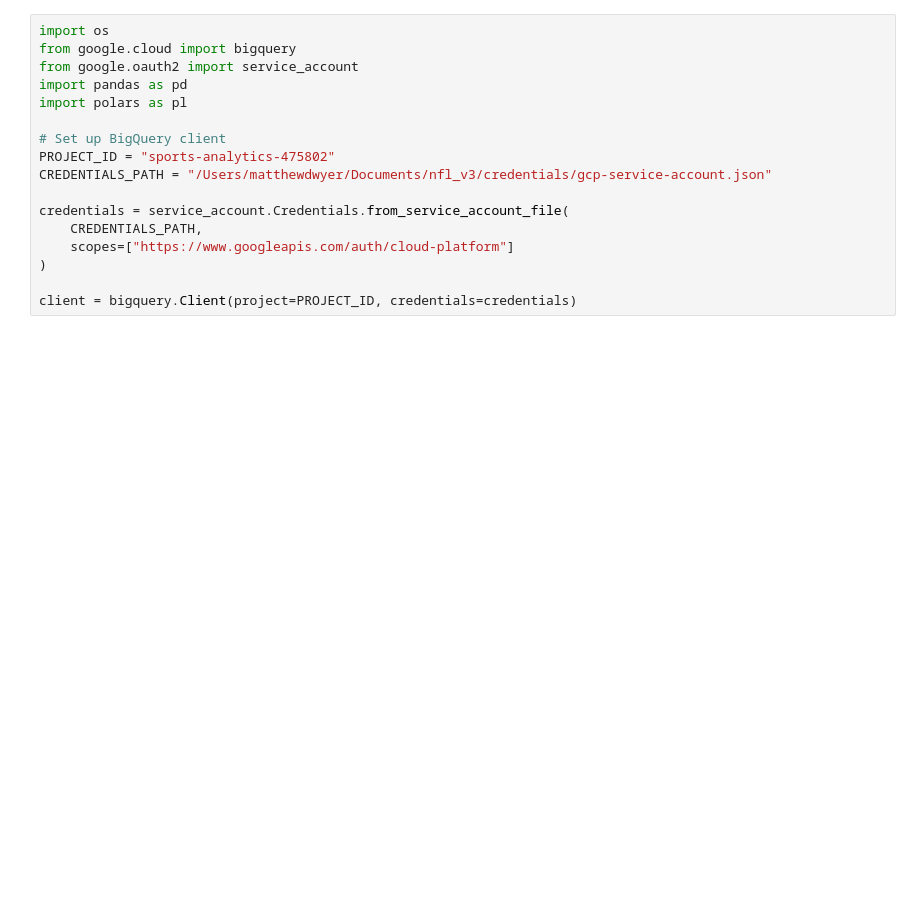
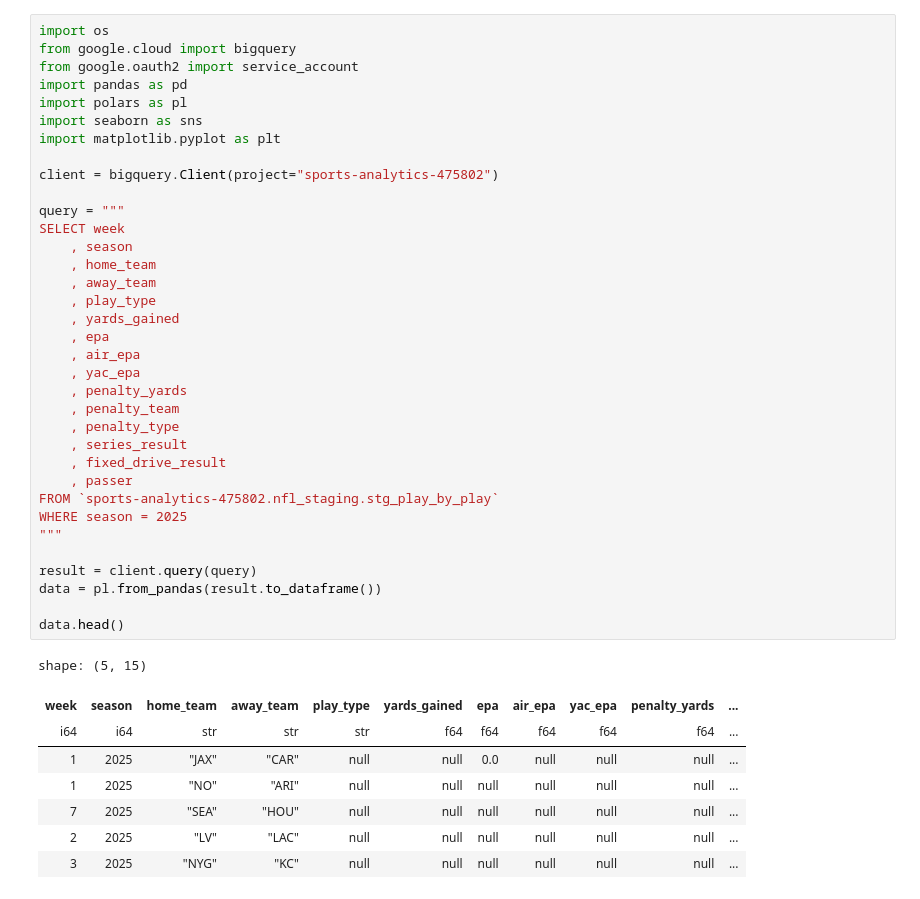
Before and after one commit to kaiasdad01/sports-analytics-hub, a Jupyter notebook: notebooks/exploratory/nfl-data.ipynb, the cells around one changed output. Saved outputs shown, nothing was run; the diff lists cells and outputs as text; blank space fills up the shorter version.

```diff
--- a/notebooks/exploratory/nfl-data.ipynb
+++ b/notebooks/exploratory/nfl-data.ipynb
@@ -1,17 +1,44 @@
 # %%
 import os
 from google.cloud import bigquery
 from google.oauth2 import service_account
 import pandas as pd
 import polars as pl
+import seaborn as sns
+import matplotlib.pyplot as plt
 
-# Set up BigQuery client
-PROJECT_ID = "sports-analytics-475802"
-CREDENTIALS_PATH = "/Users/matthewdwyer/Documents/nfl_v3/credentials/gcp-service-account.json"
+client = bigquery.Client(project="sports-analytics-475802")
 
-credentials = service_account.Credentials.from_service_account_file(
-    CREDENTIALS_PATH,
-    scopes=["https://www.googleapis.com/auth/cloud-platform"]
-)
+query = """
+SELECT week
+    , season
+    , home_team
+    , away_team
+    , play_type
+    , yards_gained
+    , epa
+    , air_epa
+    , yac_epa
+    , penalty_yards
+    , penalty_team
+    , penalty_type
+    , series_result
+    , fixed_drive_result
+    , passer
+FROM `sports-analytics-475802.nfl_staging.stg_play_by_play`
+WHERE season = 2025
+"""
 
-client = bigquery.Client(project=PROJECT_ID, credentials=credentials)
+result = client.query(query)
+data = pl.from_pandas(result.to_dataframe())
+
+data.head()
+# %% [output]
+shape: (5, 15)
+| week | season | home_team | away_team | play_type | yards_gained | epa | air_epa | yac_epa | penalty_yards | ... |
+| i64 | i64 | str | str | str | f64 | f64 | f64 | f64 | f64 | ... |
+| 1 | 2025 | "JAX" | "CAR" | null | null | 0.0 | null | null | null | ... |
+| 1 | 2025 | "NO" | "ARI" | null | null | null | null | null | null | ... |
+| 7 | 2025 | "SEA" | "HOU" | null | null | null | null | null | null | ... |
+| 2 | 2025 | "LV" | "LAC" | null | null | null | null | null | null | ... |
+| 3 | 2025 | "NYG" | "KC" | null | null | null | null | null | null | ... |
```
Also changed, not shown: parts of 3 cells of this notebook.
